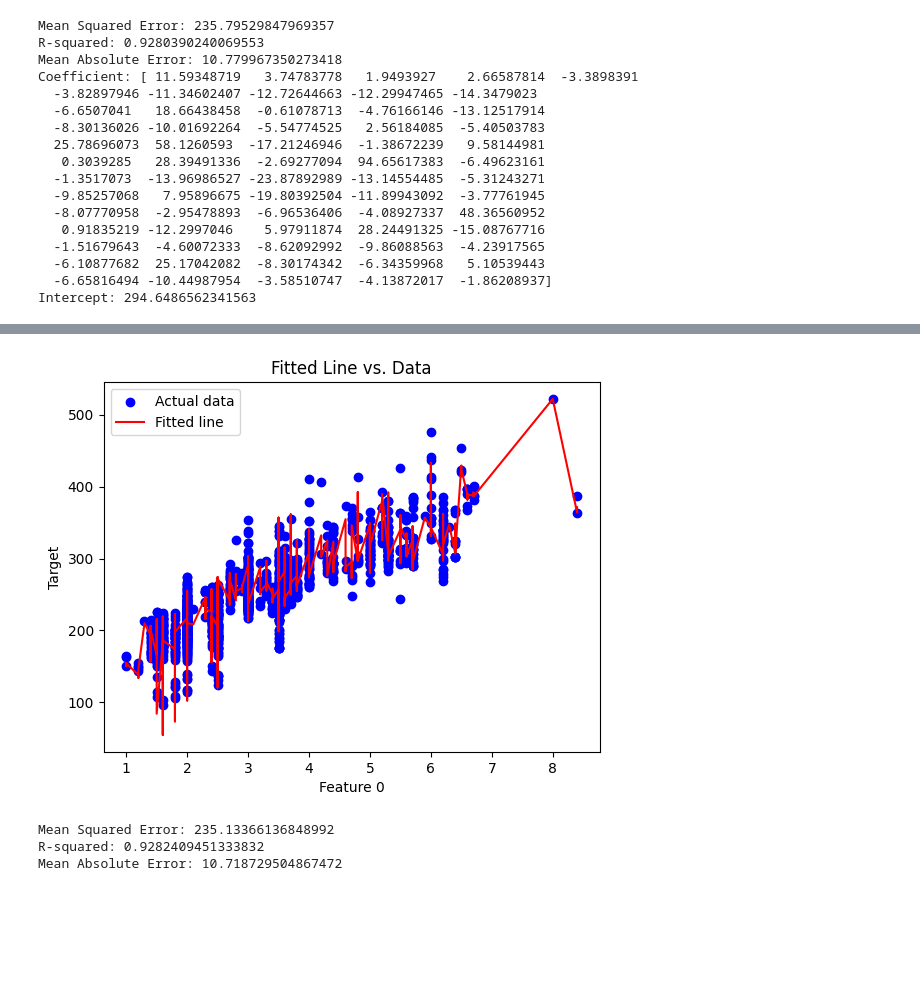
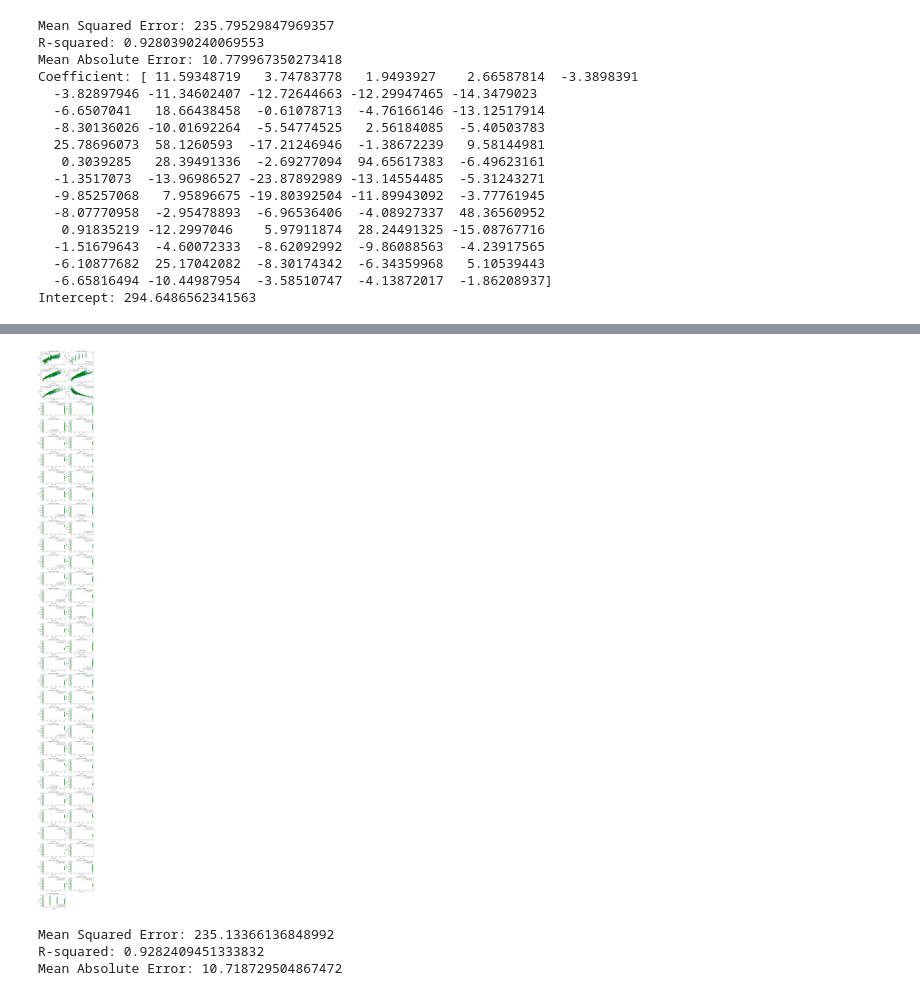
Before and after one commit to Hoseinrajabi1997/co2-emission, a Jupyter notebook: regression-co2-prediction.ipynb, the cells around one changed output, grey strips where cells are left out. Drawn from its saved outputs; the diff is of its cells as text; code cells hidden in the pictures; blank space fills up the shorter version.

```diff
--- a/regression-co2-prediction.ipynb
+++ b/regression-co2-prediction.ipynb
@@ -283,18 +275,35 @@ plt.show()
-# %%
-yfeature_index = 0
-y_pred = model.predict(x_test)
-plt.scatter(x_test.iloc[:, yfeature_index], y_test, color='blue', label='Actual data')
-sorted_zip = sorted(zip(x_test.iloc[:, yfeature_index].values, y_pred), key=lambda x: x[0])
-x, y_pred = zip(*sorted_zip)
-plt.plot(x, y_pred, color='red', label='Fitted line')
-
-plt.xlabel(f'Feature {yfeature_index}')
-plt.ylabel('Target')
-plt.title('Fitted Line vs. Data')
-plt.legend()
-plt.show()
-# %% [output]
-[figure, removed]
+# %%
+
+import matplotlib.pyplot as plt
+import numpy as np
+
+# Assuming model, x_train, and y_train are defined previously
+y_train_pred = model.predict(x_train)
+
+# Calculate number of subplots needed (one per feature)
+n_features = len(model.coef_)
+n_rows = int(np.ceil(n_features / 2))  # Adjust the layout based on your preference
+
+plt.figure(figsize=(10, n_rows * 3))  # Adjust figure size as needed
+
+for i in range(n_features):
+    plt.subplot(n_rows, 2, i + 1)  # Define subplot position
+    plt.scatter(x_train.iloc[:, i], y_train, label=f'Feature {i} actual')
+
+    # Sort values for line plot
+    sorted_zip = sorted(zip(x_train.iloc[:, i], y_train_pred))
+    x, y_pred = zip(*sorted_zip)
+
+    plt.scatter(list(x),y_pred, color='green', label='predicted value')  # Plot fitted line
+    plt.title(f'Feature {i} vs. Target')
+    plt.xlabel(f'Feature {i}')
+    plt.ylabel('Target')
+    plt.legend()
+
+plt.tight_layout()
+plt.show()
+# %% [output]
+[figure, added]
 # %%
 model = Lasso(alpha=0.01)
 model.fit(x_train, y_train)
```
Also changed, not shown: parts of 5 cells of this notebook.
